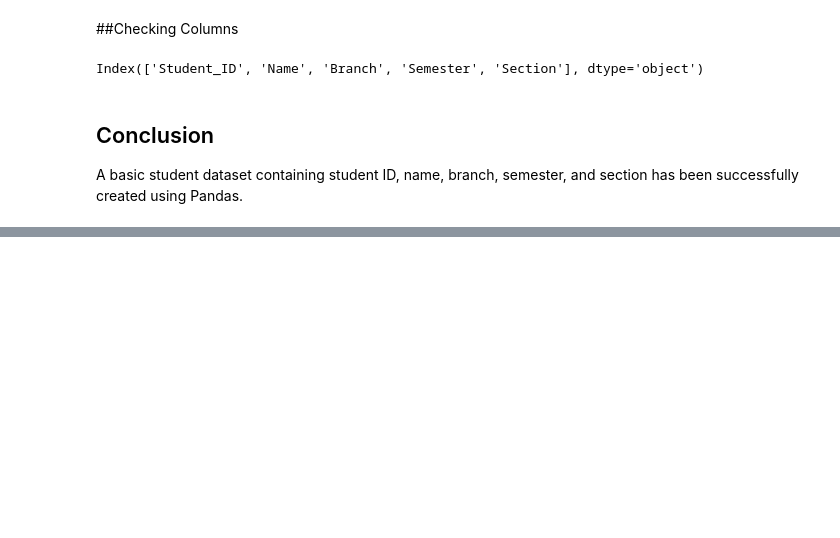
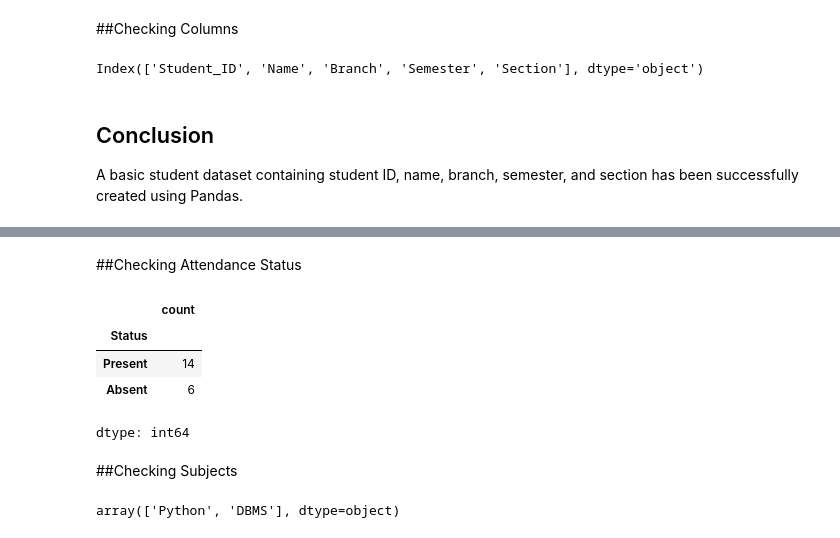
Before and after one commit to puja-200627/YBI_INTERNSHIP_PROJECTS, a Jupyter notebook: STUDENT_ATTENDANCE_MANAGEMENT_SYSTEM.ipynb, the cells around one changed output, grey strips where cells are left out. Cells and saved outputs as stored; diff of their text form; code cells hidden in the pictures; blank space fills up the shorter version.

```diff
--- a/STUDENT_ATTENDANCE_MANAGEMENT_SYSTEM.ipynb
+++ b/STUDENT_ATTENDANCE_MANAGEMENT_SYSTEM.ipynb
@@ -166,0 +247,16 @@ A basic student dataset containing student ID, name, branch, semester, and secti
+# %% [markdown]
+##Checking Attendance Status
+# %%
+attendance["Status"].value_counts()
+# %% [output]
+|  | count |
+| Status |  |
+| Present | 14 |
+| Absent | 6 |
+dtype: int64
+# %% [markdown]
+##Checking Subjects
+# %%
+attendance["Subject"].unique()
+# %% [output]
+array(['Python', 'DBMS'], dtype=object)
```
Also changed, not shown: parts of 8 cells of this notebook.
